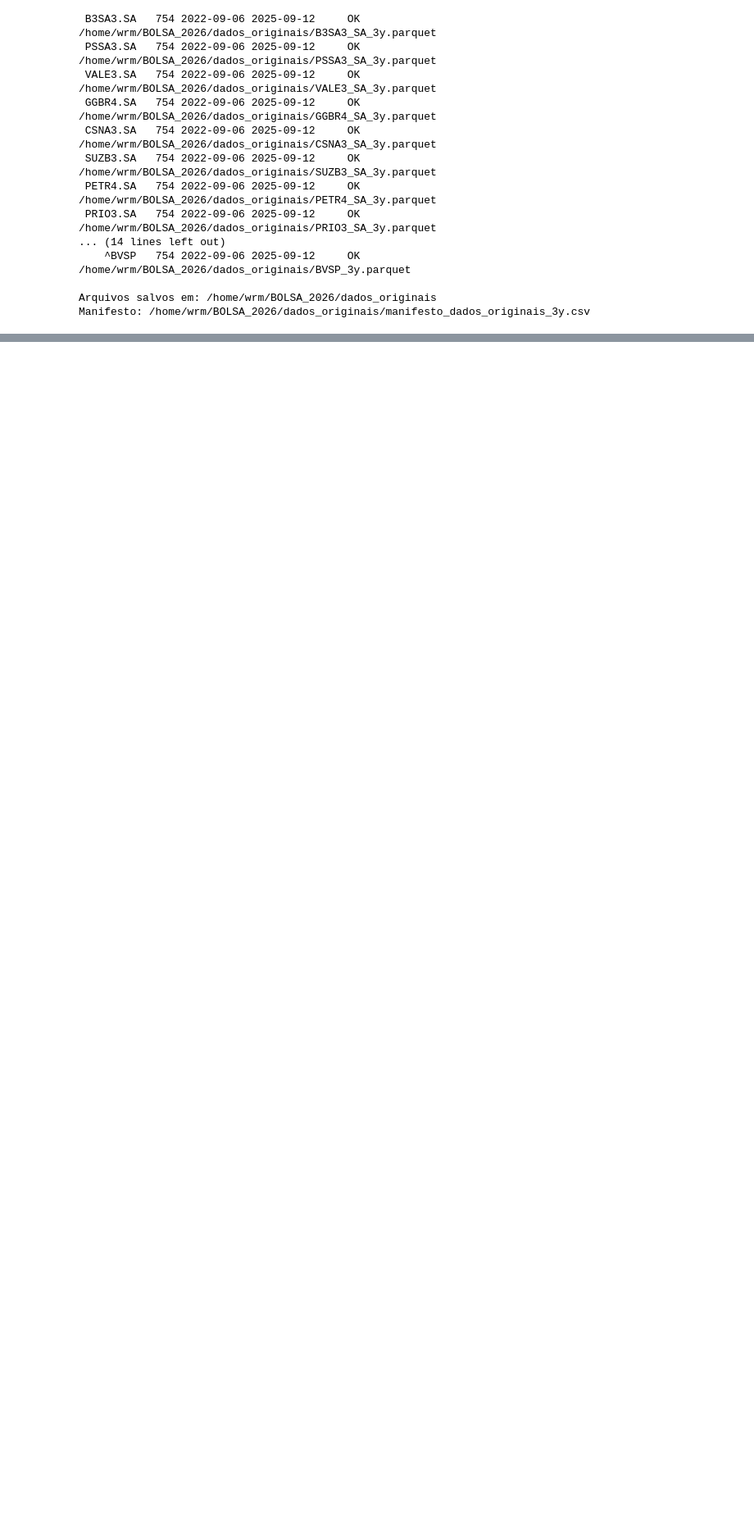
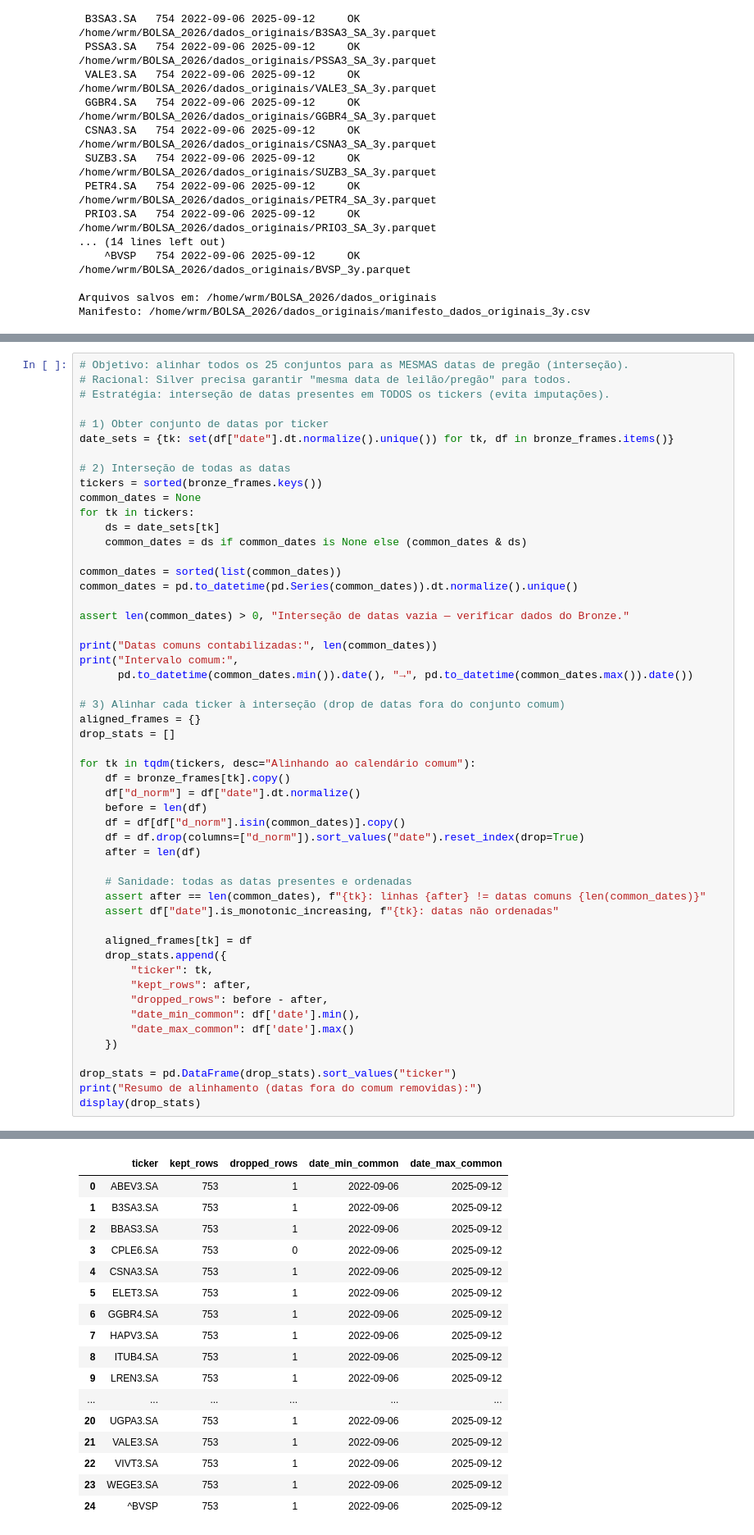
Before and after one commit to WRMELO/bolsa_2026, a Jupyter notebook: notebooks/ingesta_executed.ipynb, the cells around one changed output, grey strips where cells are left out. Shown: that part at 82% size. Cells and saved outputs as stored; diff of their text form; blank space fills up the shorter version.

```diff
--- a/notebooks/ingesta_executed.ipynb
+++ b/notebooks/ingesta_executed.ipynb
@@ -118,0 +284,53 @@ Manifesto: /home/wrm/BOLSA_2026/dados_originais/manifesto_dados_originais_3y.csv
+# %%
+# Objetivo: alinhar todos os 25 conjuntos para as MESMAS datas de pregão (interseção).
+# Racional: Silver precisa garantir "mesma data de leilão/pregão" para todos.
+# Estratégia: interseção de datas presentes em TODOS os tickers (evita imputações).
+
+# 1) Obter conjunto de datas por ticker
+date_sets = {tk: set(df["date"].dt.normalize().unique()) for tk, df in bronze_frames.items()}
+
+# 2) Interseção de todas as datas
+tickers = sorted(bronze_frames.keys())
+common_dates = None
+for tk in tickers:
+    ds = date_sets[tk]
+    common_dates = ds if common_dates is None else (common_dates & ds)
+
+common_dates = sorted(list(common_dates))
+common_dates = pd.to_datetime(pd.Series(common_dates)).dt.normalize().unique()
+
+assert len(common_dates) > 0, "Interseção de datas vazia — verificar dados do Bronze."
+
+print("Datas comuns contabilizadas:", len(common_dates))
+print("Intervalo comum:",
+      pd.to_datetime(common_dates.min()).date(), "→", pd.to_datetime(common_dates.max()).date())
+
+# 3) Alinhar cada ticker à interseção (drop de datas fora do conjunto comum)
+aligned_frames = {}
+drop_stats = []
+
+for tk in tqdm(tickers, desc="Alinhando ao calendário comum"):
+    df = bronze_frames[tk].copy()
+    df["d_norm"] = df["date"].dt.normalize()
+    before = len(df)
+    df = df[df["d_norm"].isin(common_dates)].copy()
+    df = df.drop(columns=["d_norm"]).sort_values("date").reset_index(drop=True)
+    after = len(df)
+
+    # Sanidade: todas as datas presentes e ordenadas
+    assert after == len(common_dates), f"{tk}: linhas {after} != datas comuns {len(common_dates)}"
+    assert df["date"].is_monotonic_increasing, f"{tk}: datas não ordenadas"
+
+    aligned_frames[tk] = df
+    drop_stats.append({
+        "ticker": tk,
+        "kept_rows": after,
+        "dropped_rows": before - after,
+        "date_min_common": df['date'].min(),
+        "date_max_common": df['date'].max()
+    })
+
+drop_stats = pd.DataFrame(drop_stats).sort_values("ticker")
+print("Resumo de alinhamento (datas fora do comum removidas):")
+display(drop_stats)
+# %% [output]
@@ -118,0 +340,17 @@ Manifesto: /home/wrm/BOLSA_2026/dados_originais/manifesto_dados_originais_3y.csv
+|  | ticker | kept_rows | dropped_rows | date_min_common | date_max_common |
+| 0 | ABEV3.SA | 753 | 1 | 2022-09-06 | 2025-09-12 |
+| 1 | B3SA3.SA | 753 | 1 | 2022-09-06 | 2025-09-12 |
+| 2 | BBAS3.SA | 753 | 1 | 2022-09-06 | 2025-09-12 |
+| 3 | CPLE6.SA | 753 | 0 | 2022-09-06 | 2025-09-12 |
+| 4 | CSNA3.SA | 753 | 1 | 2022-09-06 | 2025-09-12 |
+| 5 | ELET3.SA | 753 | 1 | 2022-09-06 | 2025-09-12 |
+| 6 | GGBR4.SA | 753 | 1 | 2022-09-06 | 2025-09-12 |
+| 7 | HAPV3.SA | 753 | 1 | 2022-09-06 | 2025-09-12 |
+| 8 | ITUB4.SA | 753 | 1 | 2022-09-06 | 2025-09-12 |
+| 9 | LREN3.SA | 753 | 1 | 2022-09-06 | 2025-09-12 |
+| ... | ... | ... | ... | ... | ... |
+| 20 | UGPA3.SA | 753 | 1 | 2022-09-06 | 2025-09-12 |
+| 21 | VALE3.SA | 753 | 1 | 2022-09-06 | 2025-09-12 |
+| 22 | VIVT3.SA | 753 | 1 | 2022-09-06 | 2025-09-12 |
+| 23 | WEGE3.SA | 753 | 1 | 2022-09-06 | 2025-09-12 |
+| 24 | ^BVSP | 753 | 1 | 2022-09-06 | 2025-09-12 |
```
Also changed, not shown: parts of 8 cells of this notebook, 55 other files.
